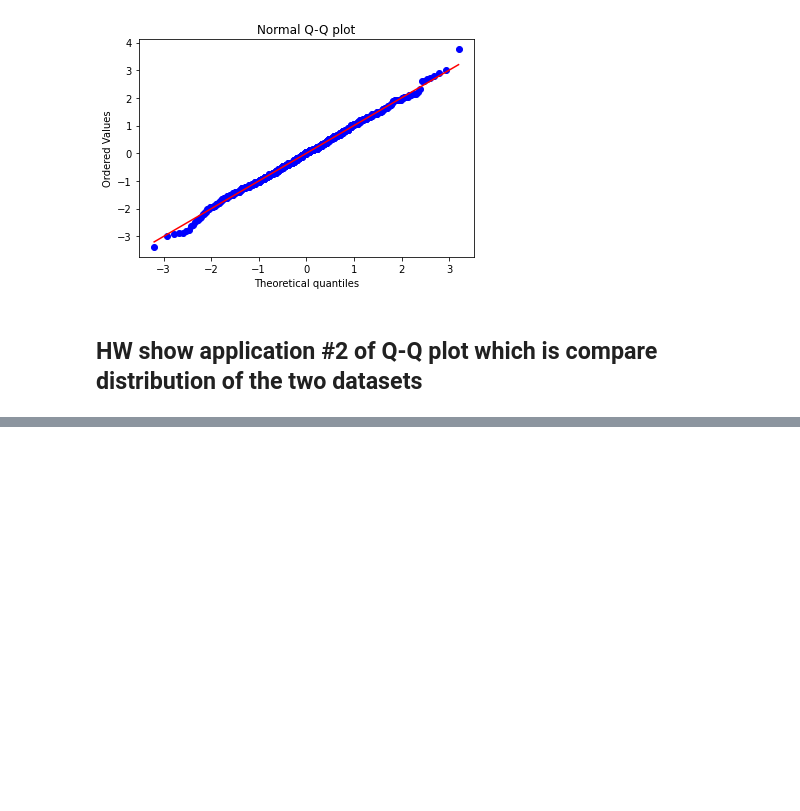
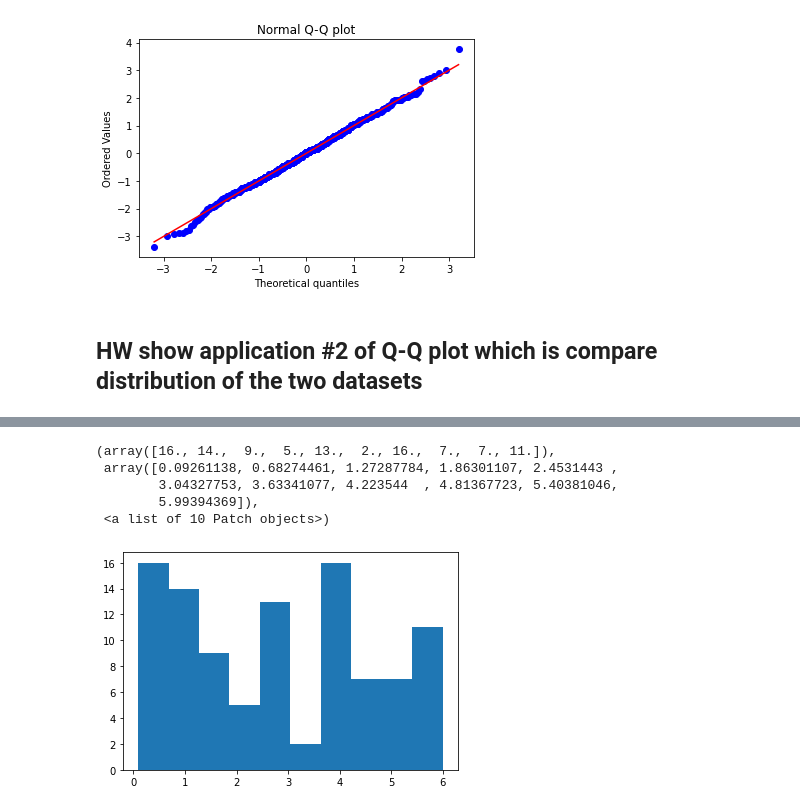
Before and after one commit to tohnperfect/DPDM, a Jupyter notebook: Data102.ipynb, the cells around one changed output, grey strips where cells are left out. Cells and saved outputs as stored; diff of their text form; code cells hidden in the pictures; blank space fills up the shorter version.

```diff
--- a/Data102.ipynb
+++ b/Data102.ipynb
@@ -274,0 +310,10 @@ Text(0.5, 1.0, 'Normal Q-Q plot')
+# %%
+s_uni = np.random.uniform(0,6,100)
+plt.hist(s_uni)
+# %% [output]
+(array([16., 14.,  9.,  5., 13.,  2., 16.,  7.,  7., 11.]),
+ array([0.09261138, 0.68274461, 1.27287784, 1.86301107, 2.4531443 ,
+        3.04327753, 3.63341077, 4.223544  , 4.81367723, 5.40381046,
+        5.99394369]),
+ <a list of 10 Patch objects>)
+[figure, added]
```
Also changed, not shown: parts of 26 cells of this notebook.
